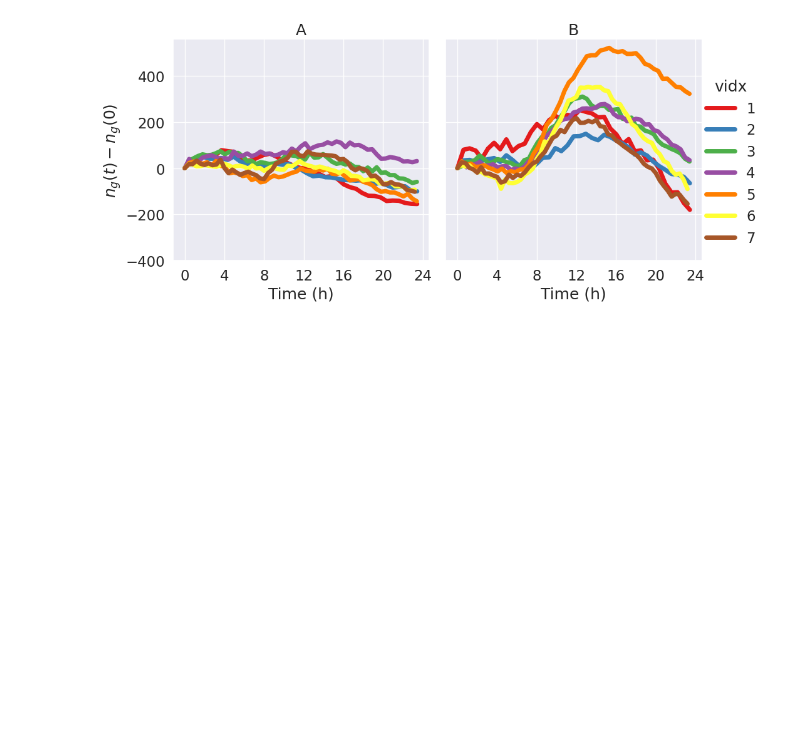
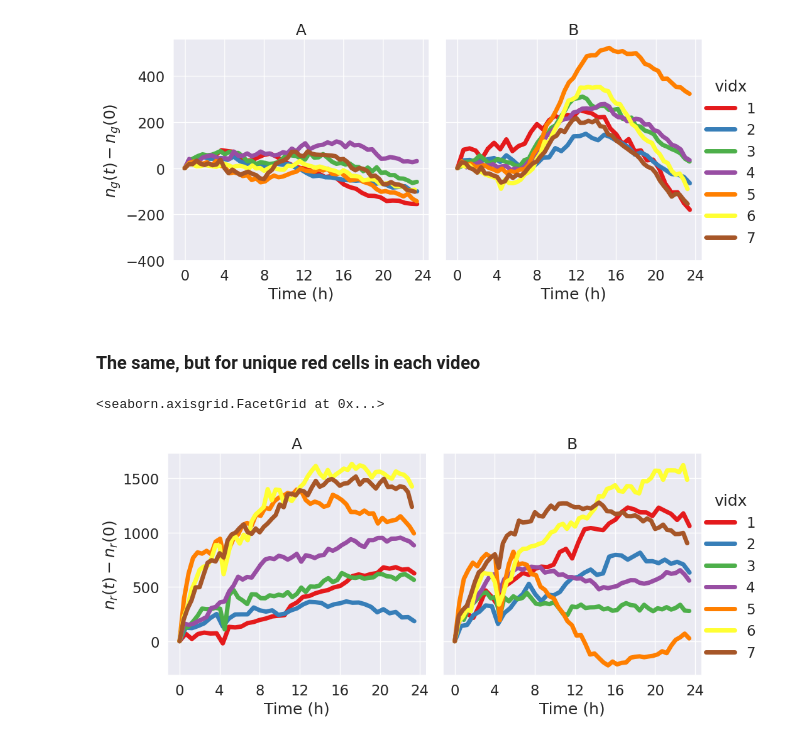
Before and after one commit to CaicedoLab/hbegf-epicardial-zebrafish-paper, a Jupyter notebook: notebooks/pulse.ipynb, the cells around one changed output. Cells and saved outputs as stored; diff of their text form; code cells hidden in the pictures; blank space fills up the shorter version.

Commit message:
add r and g/(g + r) to pulse

```diff
--- a/notebooks/pulse.ipynb
+++ b/notebooks/pulse.ipynb
@@ -90,3 +90,18 @@ _()
 # %% [output]
 <seaborn.axisgrid.FacetGrid at 0x...>
 [figure]
+# %% [markdown]
+### The same, but for unique red cells in each video
+# %%
+# The pulse experiment's raw per-cell data (classes A/B) lives in the Pulse results,
+# which is the true source behind pulse_times.csv. (path2stats at the top points at the
+# movies dataset; the plotted green data comes from pulse_times.csv, not from it.)
+path2pulse_stats = "/mnt/cephfs/mir/jcaicedo/projects/de/Pulse/Pulse_OME_TIFF/results/combined_dataframe.csv"
+
+# Load red cells with the same processing applied to the green cells above
+df_red = pd.read_csv(path2pulse_stats)
+_drop_cols_red = ['color', 'red', 'green', 'entropy', 'parent', 'intensity', 'x_cm', 'y_cm', 'dx', 'dy', 'd_total']
+df_red = df_red[df_red['color'] == 'r'].drop(columns=_drop_cols_red).reset_index(drop=True)
+
+df_red = df_red[df_red['area'] >= 100].reset_index(drop=True)
+df_red = df_red.drop(columns=['area']).reset_index(drop=True)
@@ -92,0 +147,30 @@ _()
+# %%
+def _():
+    sns.set_theme(font_scale=1.5)
+    g = sns.relplot(data=df_n_red_time_corrected, kind='line',
+                x='time (h)', y='delta_n_red_in_frame',
+                col='vclass', col_order=['A', 'B'],
+                hue='vidx',
+                lw=5,
+                palette='Set1')
+
+    # set custom col titles
+    col_titles = [
+        "A",
+        "B"
+    ]
+    for ax, title in zip(g.axes.flat, col_titles):
+        ax.set_title(title)
+    g.set(xlabel='Time (h)', ylabel=r'$n_r(t) - n_r(0)$')
+    plt.xticks([0, 4, 8, 12, 16, 20, 24])
+    # red counts are much larger than green, so let the y-axis auto-scale
+
+    plt.savefig(path2figs / 'pulse_n_alive_red.pdf')
+
+    return g
+
+
+_()
+# %% [output]
+<seaborn.axisgrid.FacetGrid at 0x...>
+[figure, added]
```
Also changed, not shown: parts of 4 cells of this notebook.
